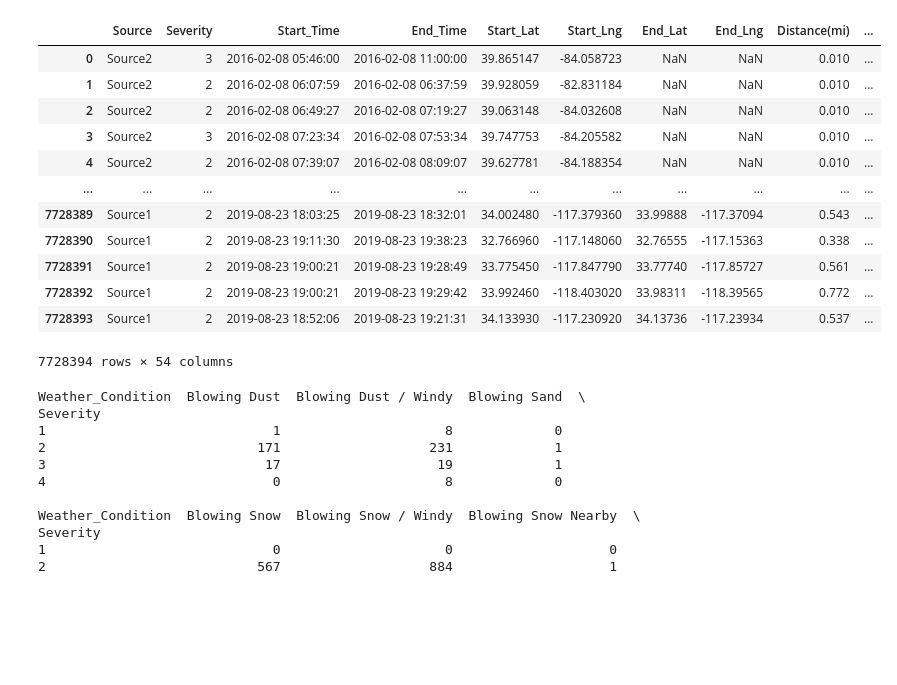
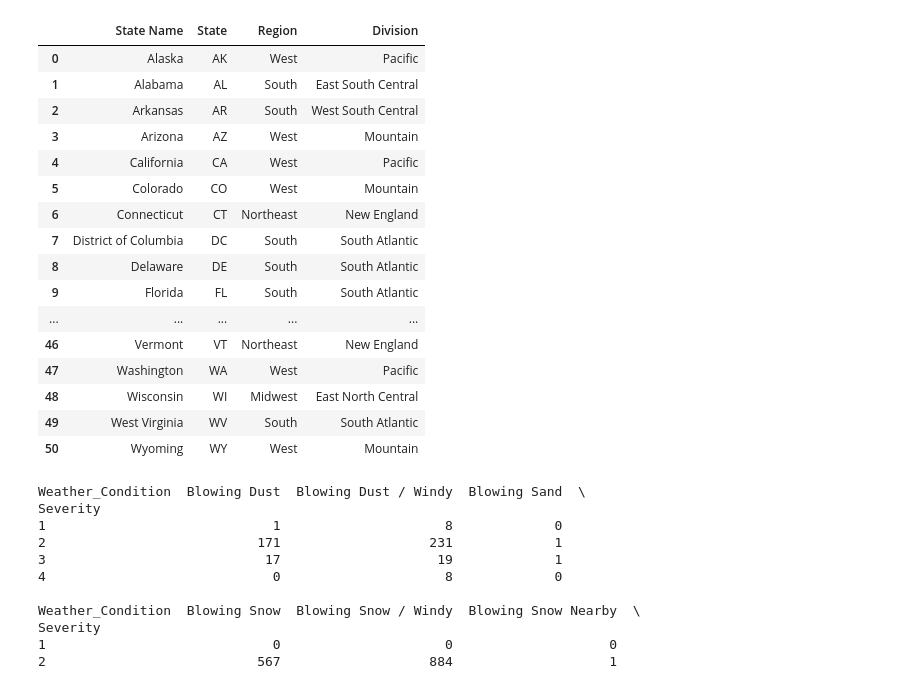
Before and after one commit to 31foan1dpt/DataAnalytics, a Jupyter notebook: Mindestanforderung_3.ipynb, the cells around one changed output. Drawn from its saved outputs; the diff is of its cells as text; code cells hidden in the pictures; blank space fills up the shorter version.

```diff
--- a/Mindestanforderung_3.ipynb
+++ b/Mindestanforderung_3.ipynb
@@ -13,21 +14,25 @@ states_df = states_df.rename(columns={'State': 'State Name', 'State Code': 'Stat
 # %%
 #added three columns at the end for new features
 merged_df = pd.merge(accidents_df, states_df, left_on='State', right_on='State', how='left')
-merged_df
+states_df
 # %% [output]
-|  | Source | Severity | Start_Time | End_Time | Start_Lat | Start_Lng | End_Lat | End_Lng | Distance(mi) | ... |
-| 0 | Source2 | 3 | 2016-02-08 05:46:00 | 2016-02-08 11:00:00 | 39.865147 | -84.058723 | NaN | NaN | 0.010 | ... |
-| 1 | Source2 | 2 | 2016-02-08 06:07:59 | 2016-02-08 06:37:59 | 39.928059 | -82.831184 | NaN | NaN | 0.010 | ... |
-| 2 | Source2 | 2 | 2016-02-08 06:49:27 | 2016-02-08 07:19:27 | 39.063148 | -84.032608 | NaN | NaN | 0.010 | ... |
-| 3 | Source2 | 3 | 2016-02-08 07:23:34 | 2016-02-08 07:53:34 | 39.747753 | -84.205582 | NaN | NaN | 0.010 | ... |
-| 4 | Source2 | 2 | 2016-02-08 07:39:07 | 2016-02-08 08:09:07 | 39.627781 | -84.188354 | NaN | NaN | 0.010 | ... |
-| ... | ... | ... | ... | ... | ... | ... | ... | ... | ... | ... |
-| 7728389 | Source1 | 2 | 2019-08-23 18:03:25 | 2019-08-23 18:32:01 | 34.002480 | -117.379360 | 33.99888 | -117.37094 | 0.543 | ... |
-| 7728390 | Source1 | 2 | 2019-08-23 19:11:30 | 2019-08-23 19:38:23 | 32.766960 | -117.148060 | 32.76555 | -117.15363 | 0.338 | ... |
-| 7728391 | Source1 | 2 | 2019-08-23 19:00:21 | 2019-08-23 19:28:49 | 33.775450 | -117.847790 | 33.77740 | -117.85727 | 0.561 | ... |
-| 7728392 | Source1 | 2 | 2019-08-23 19:00:21 | 2019-08-23 19:29:42 | 33.992460 | -118.403020 | 33.98311 | -118.39565 | 0.772 | ... |
-| 7728393 | Source1 | 2 | 2019-08-23 18:52:06 | 2019-08-23 19:21:31 | 34.133930 | -117.230920 | 34.13736 | -117.23934 | 0.537 | ... |
+|  | State Name | State | Region | Division |
+| 0 | Alaska | AK | West | Pacific |
+| 1 | Alabama | AL | South | East South Central |
+| 2 | Arkansas | AR | South | West South Central |
+| 3 | Arizona | AZ | West | Mountain |
+| 4 | California | CA | West | Pacific |
+| 5 | Colorado | CO | West | Mountain |
+| 6 | Connecticut | CT | Northeast | New England |
+| 7 | District of Columbia | DC | South | South Atlantic |
+| 8 | Delaware | DE | South | South Atlantic |
+| 9 | Florida | FL | South | South Atlantic |
+| ... | ... | ... | ... | ... |
+| 46 | Vermont | VT | Northeast | New England |
+| 47 | Washington | WA | West | Pacific |
+| 48 | Wisconsin | WI | Midwest | East North Central |
+| 49 | West Virginia | WV | South | South Atlantic |
+| 50 | Wyoming | WY | West | Mountain |
-7728394 rows × 54 columns
 # %%
 merged_df.rename(columns={merged_df.columns[0]: 'ID'}, inplace=True)
 pivot_table = pd.pivot_table(merged_df, values='ID', index='Severity', columns='Weather_Condition', aggfunc='count', fill_value=0)
```
Also changed, not shown: parts of 2 cells of this notebook, 1 other file.
